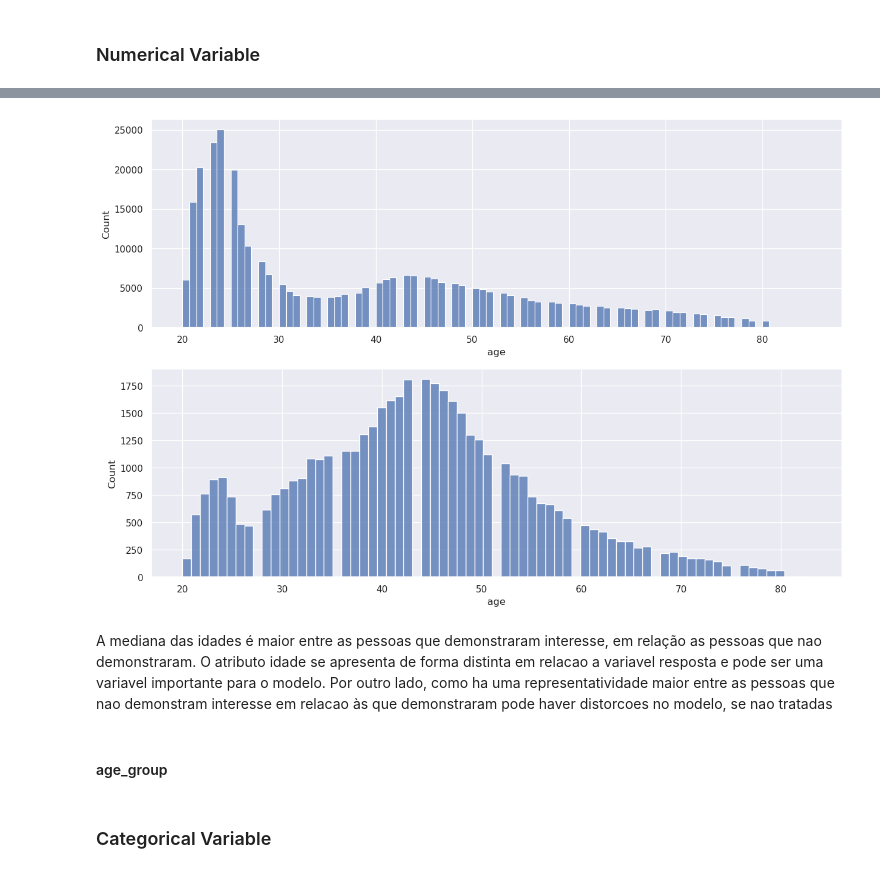
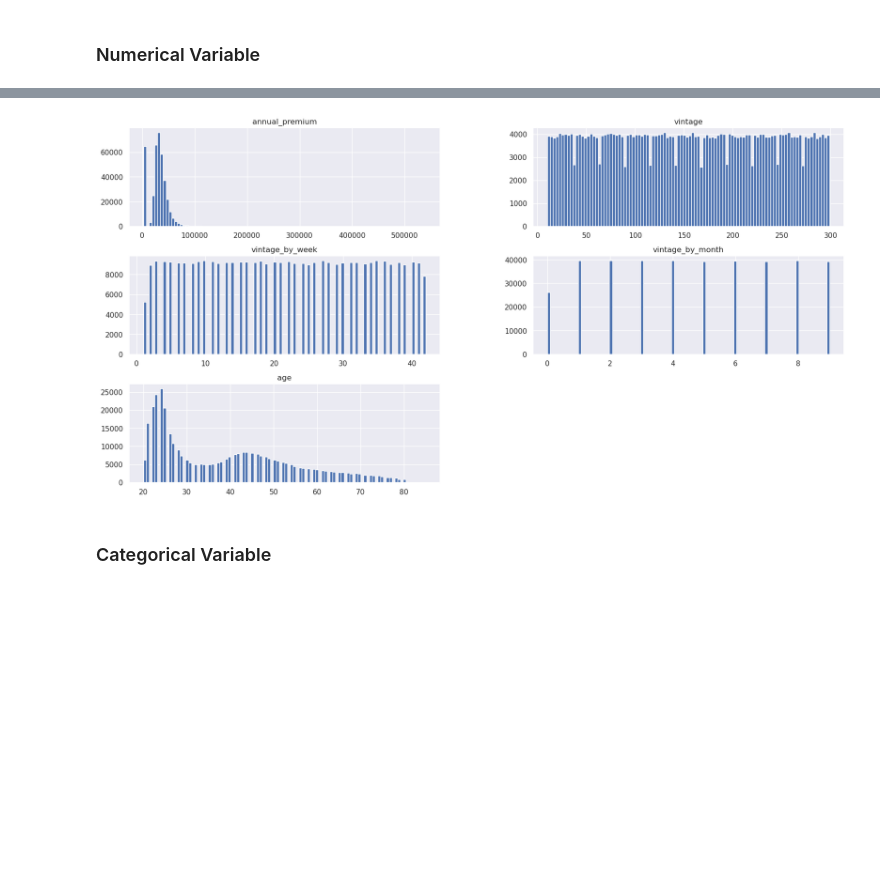
Before and after one commit to danieltodaDS/Health-Insurance-Cross-Sell, a Jupyter notebook: notebooks/1.0_dhrt_health_insurance_cross_sell.ipynb, the cells around one changed output, grey strips where cells are left out. Saved outputs shown, nothing was run; the diff lists cells and outputs as text; code cells hidden in the pictures; blank space fills up the shorter version.

```diff
--- a/notebooks/1.0_dhrt_health_insurance_cross_sell.ipynb
+++ b/notebooks/1.0_dhrt_health_insurance_cross_sell.ipynb
@@ -760,16 +622,8 @@ sns.boxplot(data=aux1, x='response', y='age');
-# %%
-plt.subplot (2,1,1)
-aux2 = aux1.loc[aux1['response']==0]
-sns.histplot(data=aux2, x='age').set(title='response = 0');
-
-plt.subplot (2,1,2)
-aux2 = aux1.loc[aux1['response']==1]
-sns.histplot(data=aux2, x='age').set(title='response = 1');
-# %% [output]
-[figure, removed]
-# %% [markdown]
-A mediana das idades é maior entre as pessoas que demonstraram interesse, em relação as pessoas que nao demonstraram. O atributo idade se apresenta de forma distinta em relacao a variavel resposta e pode ser uma variavel importante para o modelo. Por outro lado, como ha uma representatividade maior entre as pessoas que nao demonstram interesse em relacao às que demonstraram pode haver distorcoes no modelo, se nao tratadas
-# %% [markdown]
-#### age_group
+# %%
+num_attributes = df4[['annual_premium','vintage','vintage_by_week','vintage_by_month','age']]
+# %%
+num_attributes.hist (bins=100);
+# %% [output]
+[figure, added]
 # %% [markdown]
 ### Categorical Variable
```
Also changed, not shown: parts of 102 cells of this notebook.
